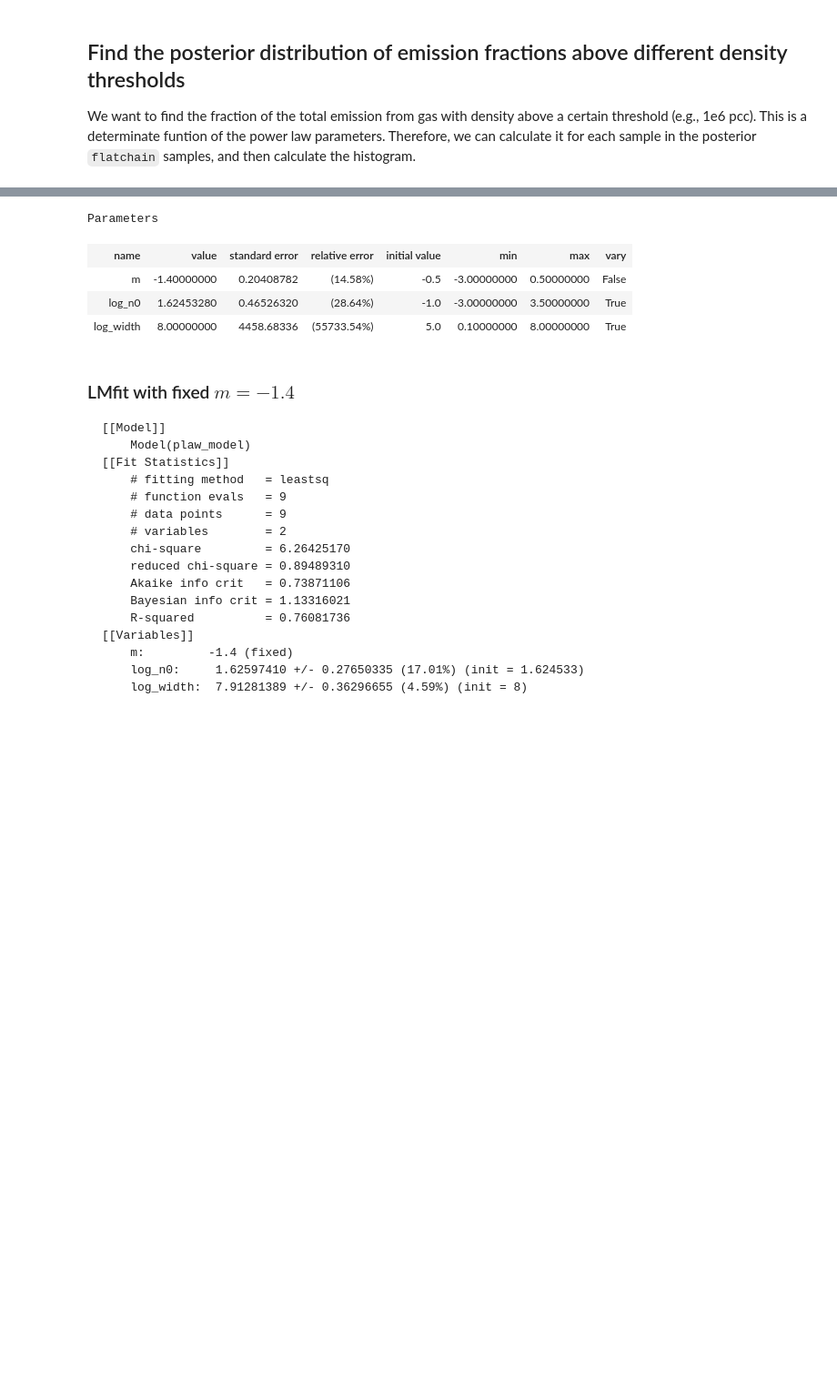
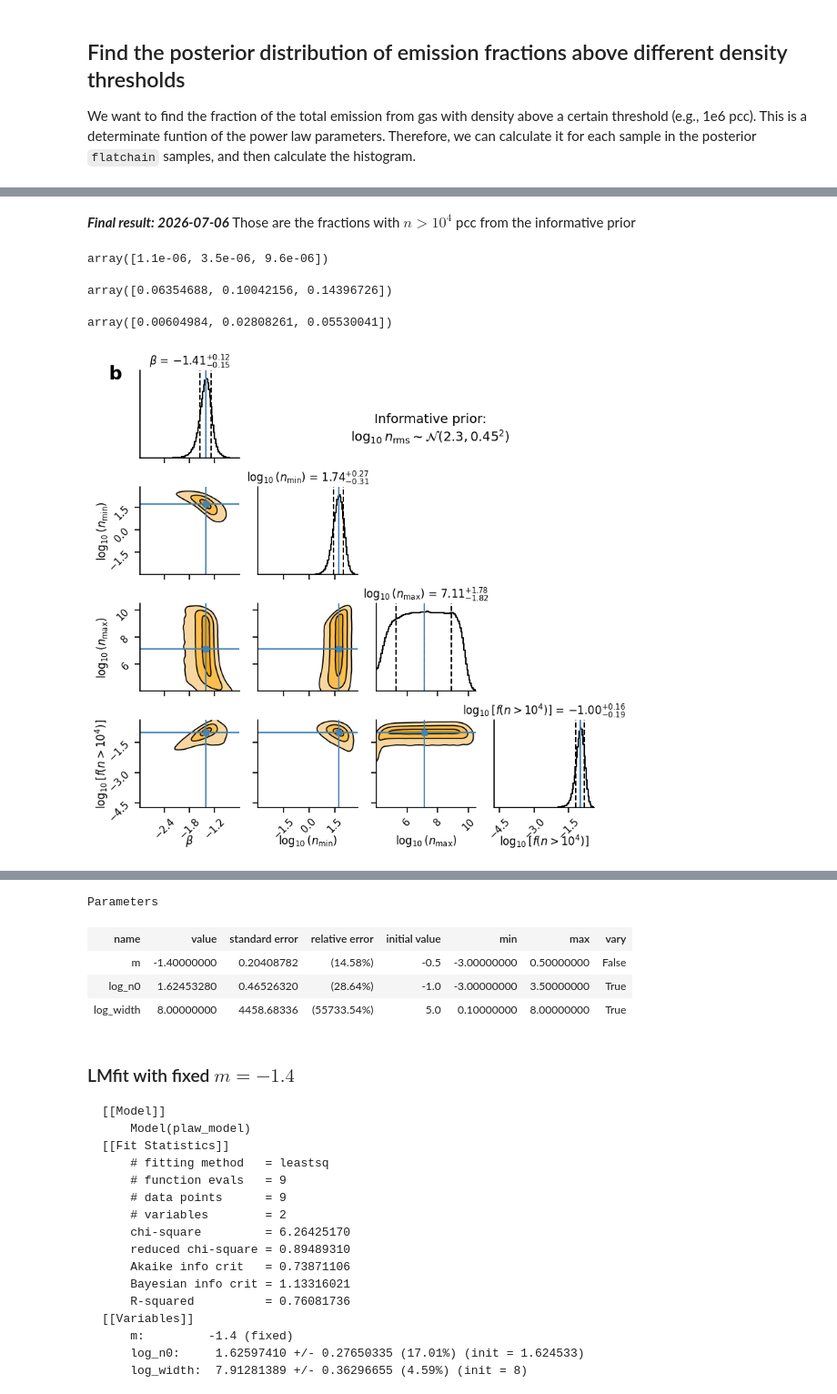
Before and after one commit to will-henney/hii-density-distribution, a Jupyter notebook: density_diagnostic_fit.ipynb, the cells around one changed output, grey strips where cells are left out. Shown at 91% size. Drawn from its saved outputs; the diff is of its cells as text; code cells hidden in the pictures; blank space fills up the shorter version.

```diff
--- a/density_diagnostic_fit.ipynb
+++ b/density_diagnostic_fit.ipynb
@@ -805,0 +852,2 @@ We want to find the fraction of the total emission from gas with density above a
+# %%
+fmask = np.isfinite(samples["fe4"]) #& np.isfinite(samples["fe5"])
@@ -805,0 +869,2 @@ We want to find the fraction of the total emission from gas with density above a
+# %%
+fsamples = samples[fmask].reset_index()
@@ -805,0 +889,2 @@ We want to find the fraction of the total emission from gas with density above a
+# %%
+fw = w[fmask]
@@ -806 +905,75 @@ We want to find the fraction of the total emission from gas with density above a
+# %% [markdown]
+***Final result: 2026-07-06*** Those are the fractions with $n > 10^4$ pcc from the informative prior
+# %%
+np.round(
+    (1 - fzero) * 10**weighted_quantile(fsamples["fv4"], [0.16, 0.5, 0.84], fw),
+    7
+)
+# %% [output]
+array([1.1e-06, 3.5e-06, 9.6e-06])
+# %%
+10**weighted_quantile(samples["fe4"], [0.16, 0.5, 0.84], w)
+# %% [output]
+array([0.06354688, 0.10042156, 0.14396726])
+# %%
+10**weighted_quantile(samples["fe5"], [0.16, 0.5, 0.84], w)
+# %% [output]
+array([0.00604984, 0.02808261, 0.05530041])
+# %%
+labels = [
+    r"$\beta$",
+    r"$\log_{10} (n_\min)$",
+    r"$\log_{10} (n_\max)$",
+    r"$\log_{10} [f(n > 10^4)]$",
+    # r"$\log_{10} [f(n > 10^5)]$",
+]
+fig = corner.corner(
+    fsamples[["m", "log_n0", "log_n1", "fe4"]],
+    weights=fw,
+    labels=labels,
+    truths=[
+        weighted_quantile(fsamples["m"], 0.5, fw),
+        weighted_quantile(fsamples["log_n0"], 0.5, fw),
+        weighted_quantile(fsamples["log_n1"], 0.5, fw),
+        weighted_quantile(fsamples["fe4"], 0.5, fw),
+        # weighted_quantile(fsamples["fe5"], 0.5, fw),
+    ],
+    quantiles=[0.16, 0.50, 0.84],
+    show_titles=True,
+    title_fmt=".2f",
+    title_kwargs={"fontsize": 12},
+    label_kwargs={"fontsize": 12},
+    bins=100,
+    plot_datapoints=False,
+    fill_contours=True,
+    smooth=2,
+    smooth1d=2,
+    # Contours approximately enclosing 1, 2, 3 sigma for 2D Gaussian
+    levels=(0.393, 0.865, 0.989),
+    contour_kwargs={
+        "linewidths": 1.2,
+    },
+    contourf_kwargs={
+        # "cmap": "Reds",
+        "colors": new_cmap,
+    },
+    # Axis/tick control
+    max_n_ticks=4,
+    top_ticks=False,
+)
+sns.despine()
+fig.text(
+    4/6,
+    5/6,
+    "Informative prior:\n" + r"$\log_{10} n_\text{rms} \sim \mathcal{N}(2.3, 0.45^2)$",
+    ha="center",
+    va="center",
+    fontsize=14,
+)
+fig.text(0.08, 0.92, "b", ha="right", va="bottom", fontsize=20, fontweight="bold")
+fig.set_size_inches(8.0, 8.0)
+fig.tight_layout()
+# fig.savefig("plaw-density-distribution-mcmc-corner-informative-nrms.pdf")
+# %% [output]
+[figure, added]
 # %% [markdown]
```
Also changed, not shown: parts of 20 cells of this notebook, 17 other files.
